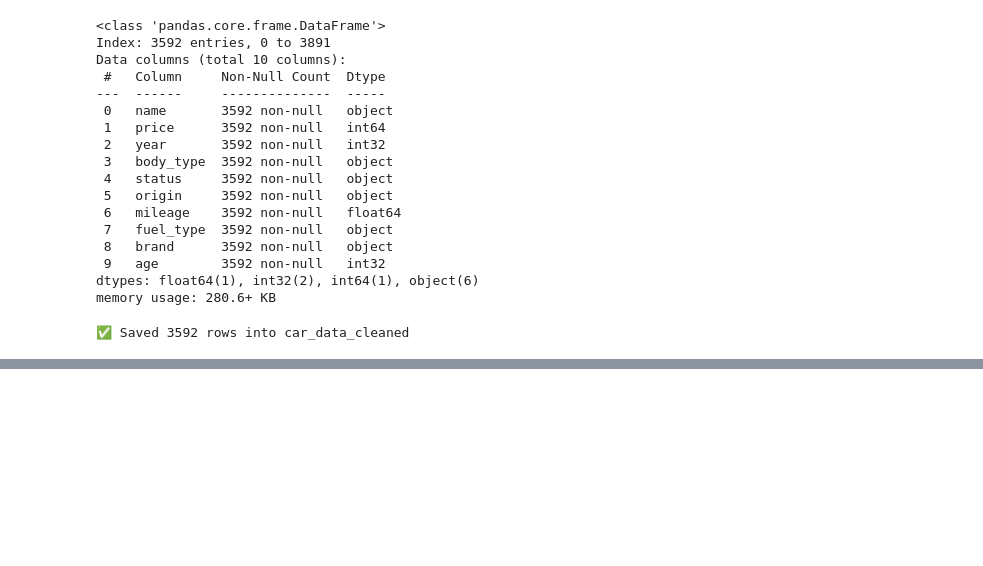
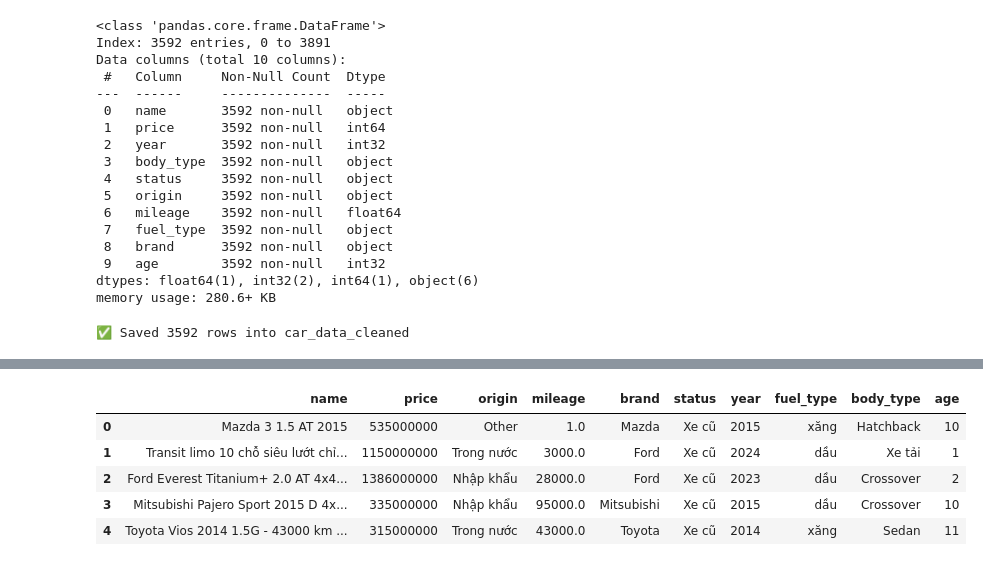
Before and after one commit to nmkhan9/car_price_predict, a Jupyter notebook: notebooks/clean_data.ipynb, the cells around one changed output, grey strips where cells are left out. Saved outputs shown, nothing was run; the diff lists cells and outputs as text; code cells hidden in the pictures; blank space fills up the shorter version.

```diff
--- a/notebooks/clean_data.ipynb
+++ b/notebooks/clean_data.ipynb
@@ -686,0 +972,2 @@ df_demo.to_csv("../data/data_cleaned.csv", index=False, encoding="utf-8-sig")
+# %%
+df3["age"] = 2025 - df3.year
@@ -686,0 +984,8 @@ df_demo.to_csv("../data/data_cleaned.csv", index=False, encoding="utf-8-sig")
+# %%
+df3["fuel_type"] = df3["fuel_type"].replace({
+    "Xăng": "xăng",
+    "Dầu": "dầu",
+    "Điện": "điện",
+    "Động cơ Hybrid": "hybrid",
+    None: "khác"
+}).fillna("khác")
@@ -686,0 +1005,13 @@ df_demo.to_csv("../data/data_cleaned.csv", index=False, encoding="utf-8-sig")
+# %%
+df3["body_type"] = df3["body_type"].replace({
+    "Hatchback": "Hatchback",
+    "Van": "Xe tải",
+    "SUV / Cross over": "Crossover",
+    "Sedan": "Sedan",
+    "Minivan (MPV)": "MPV",
+    "Pick-up (bán tải)": "Bán tải",
+    "Coupe (2 cửa)": "Coupe",
+    "Kiểu dáng khác": "Khác",
+    "Mui trần": "Convertible",
+    None: "Khác"
+}).fillna("Khác")
@@ -686,0 +1059,14 @@ df_demo.to_csv("../data/data_cleaned.csv", index=False, encoding="utf-8-sig")
+# %%
+df_merged = pd.concat(
+    [df3, df_cleaned.drop(columns=["index"])],
+    ignore_index=True
+)
+# %%
+df_merged.head()
+# %% [output]
+|  | name | price | origin | mileage | brand | status | year | fuel_type | body_type | age |
+| 0 | Mazda 3 1.5 AT 2015 | 535000000 | Other | 1.0 | Mazda | Xe cũ | 2015 | xăng | Hatchback | 10 |
+| 1 | Transit limo 10 chỗ siêu lướt chỉ... | 1150000000 | Trong nước | 3000.0 | Ford | Xe cũ | 2024 | dầu | Xe tải | 1 |
+| 2 | Ford Everest Titanium+ 2.0 AT 4x4... | 1386000000 | Nhập khẩu | 28000.0 | Ford | Xe cũ | 2023 | dầu | Crossover | 2 |
+| 3 | Mitsubishi Pajero Sport 2015 D 4x... | 335000000 | Nhập khẩu | 95000.0 | Mitsubishi | Xe cũ | 2015 | dầu | Crossover | 10 |
+| 4 | Toyota Vios 2014 1.5G - 43000 km ... | 315000000 | Trong nước | 43000.0 | Toyota | Xe cũ | 2014 | xăng | Sedan | 11 |
```
Also changed, not shown: parts of 67 cells of this notebook, 1 other file.
